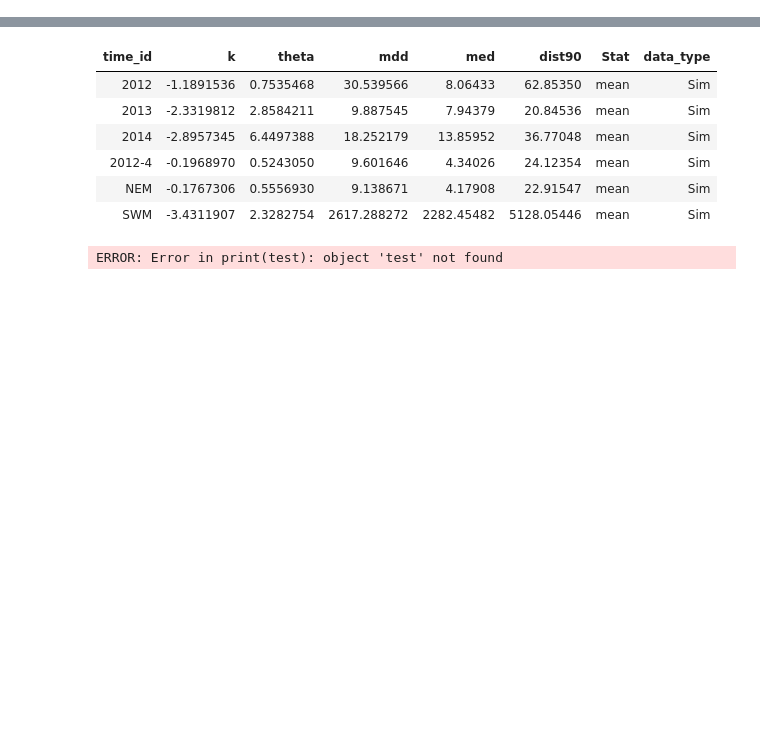
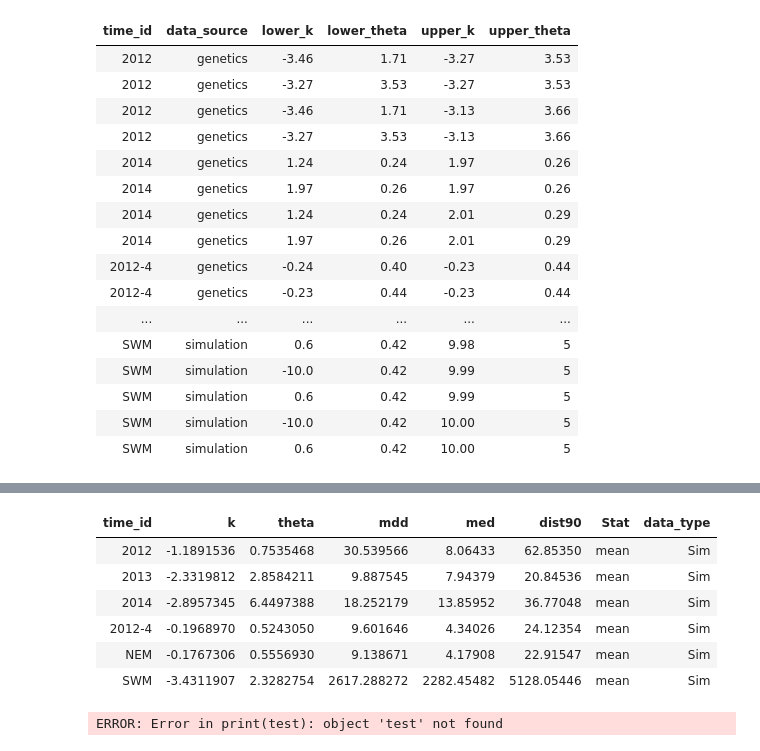
Before and after one commit to pinskylab/CamotesROMS, a Jupyter notebook: notebooks/process_ROMS_kernels.ipynb, the cells around one changed output, grey strips where cells are left out. Saved outputs shown, nothing was run; the diff lists cells and outputs as text; code cells hidden in the pictures; blank space fills up the shorter version.

```diff
--- a/notebooks/process_ROMS_kernels.ipynb
+++ b/notebooks/process_ROMS_kernels.ipynb
@@ -26,0 +213,5 @@ return(x)
+# %%
+##combine into one table for plotting, maybe move to later after getting upper and lower profiles
+GenPlusSimKernels95CI <- rbindlist(list(ProfileGen2012_CI95, ProfileGen2013_CI95, ProfileGen2013_CI95, ProfileGen2014_CI95, ProfileGen2012_4_CI95, ProfileGenNEM_CI95, ProfileGenSWM_CI95,
+             ProfileSim2012_CI95, ProfileSim2013_CI95, ProfileSim2014_CI95, ProfileSim2012_4_CI95, ProfileSimNEM_CI95, ProfileSimSWM_CI95))
+##fwrite(GenPlusSimKernels95CI, "~/oceanography/script_output/KernelFits/GenPlusSimKernels95CI.csv")
@@ -26,0 +242,4 @@ return(x)
+# %%
+GenPlusSimKernels95CI <- GenPlusSimKernels95CI[, lower_profile :=ifelse(k_eval <= best_k & theta_eval <= best_theta, "yes", "no"), by=.(time_id, data_source)][ #mark k/theta combos that are in the lower profile with "yes"
+        , upper_profile :=ifelse(k_eval >= best_k & theta_eval >= best_theta, "yes", "no"), by=.(time_id, data_source)][ #mark the upper profile in the same way
+        , max_log_like := max(log_like), by=.(time_id, data_source, upper_profile, lower_profile)]
@@ -26,0 +256,6 @@ return(x)
+# %%
+#get the CIs and compare make sure they make sense
+GenPlusSimKernels95CISummaryLower <- GenPlusSimKernels95CI[
+    lower_profile=="yes"][log_like==max_log_like, .(lower_k=k_eval, lower_theta=theta_eval) ,by=c("time_id", "data_source")]#[
+GenPlusSimKernels95CISummaryUpper <- GenPlusSimKernels95CI[
+    upper_profile=="yes"][log_like==max_log_like, .(upper_k=k_eval, upper_theta=theta_eval) ,by=c("time_id", "data_source")]#[
@@ -26,0 +273,20 @@ return(x)
+# %%
+GenPlusSimKernels95CISummaryLower[GenPlusSimKernels95CISummaryUpper, on=.(time_id, data_source), allow.cartesian=T]
+# %% [output]
+| time_id | data_source | lower_k | lower_theta | upper_k | upper_theta |
+| 2012 | genetics | -3.46 | 1.71 | -3.27 | 3.53 |
+| 2012 | genetics | -3.27 | 3.53 | -3.27 | 3.53 |
+| 2012 | genetics | -3.46 | 1.71 | -3.13 | 3.66 |
+| 2012 | genetics | -3.27 | 3.53 | -3.13 | 3.66 |
+| 2014 | genetics | 1.24 | 0.24 | 1.97 | 0.26 |
+| 2014 | genetics | 1.97 | 0.26 | 1.97 | 0.26 |
+| 2014 | genetics | 1.24 | 0.24 | 2.01 | 0.29 |
+| 2014 | genetics | 1.97 | 0.26 | 2.01 | 0.29 |
+| 2012-4 | genetics | -0.24 | 0.40 | -0.23 | 0.44 |
+| 2012-4 | genetics | -0.23 | 0.44 | -0.23 | 0.44 |
+| ... | ... | ... | ... | ... | ... |
+| SWM | simulation | 0.6 | 0.42 | 9.98 | 5 |
+| SWM | simulation | -10.0 | 0.42 | 9.99 | 5 |
+| SWM | simulation | 0.6 | 0.42 | 9.99 | 5 |
+| SWM | simulation | -10.0 | 0.42 | 10.00 | 5 |
+| SWM | simulation | 0.6 | 0.42 | 10.00 | 5 |
```
Also changed, not shown: parts of 33 cells of this notebook, 4 other files.
